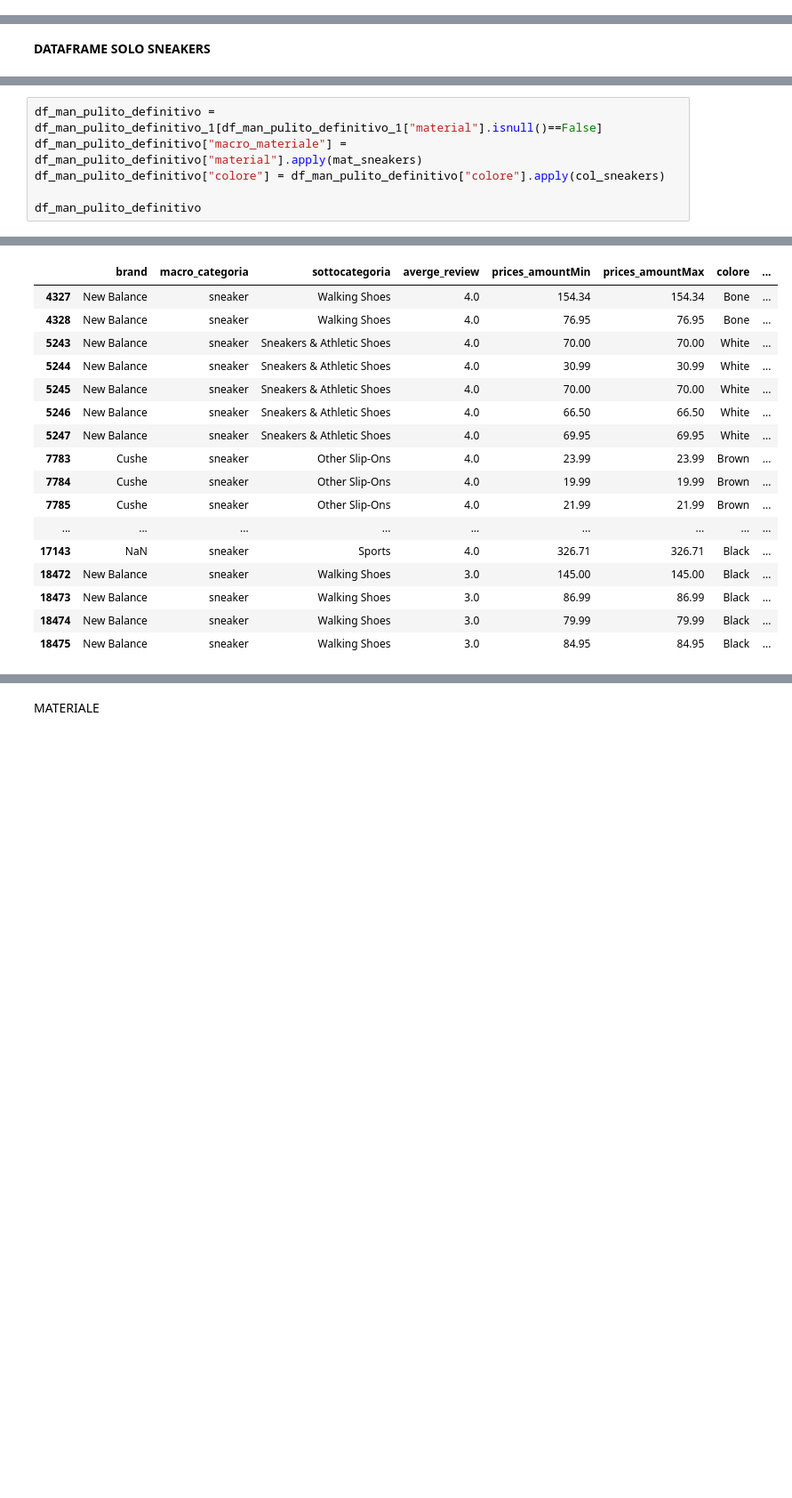
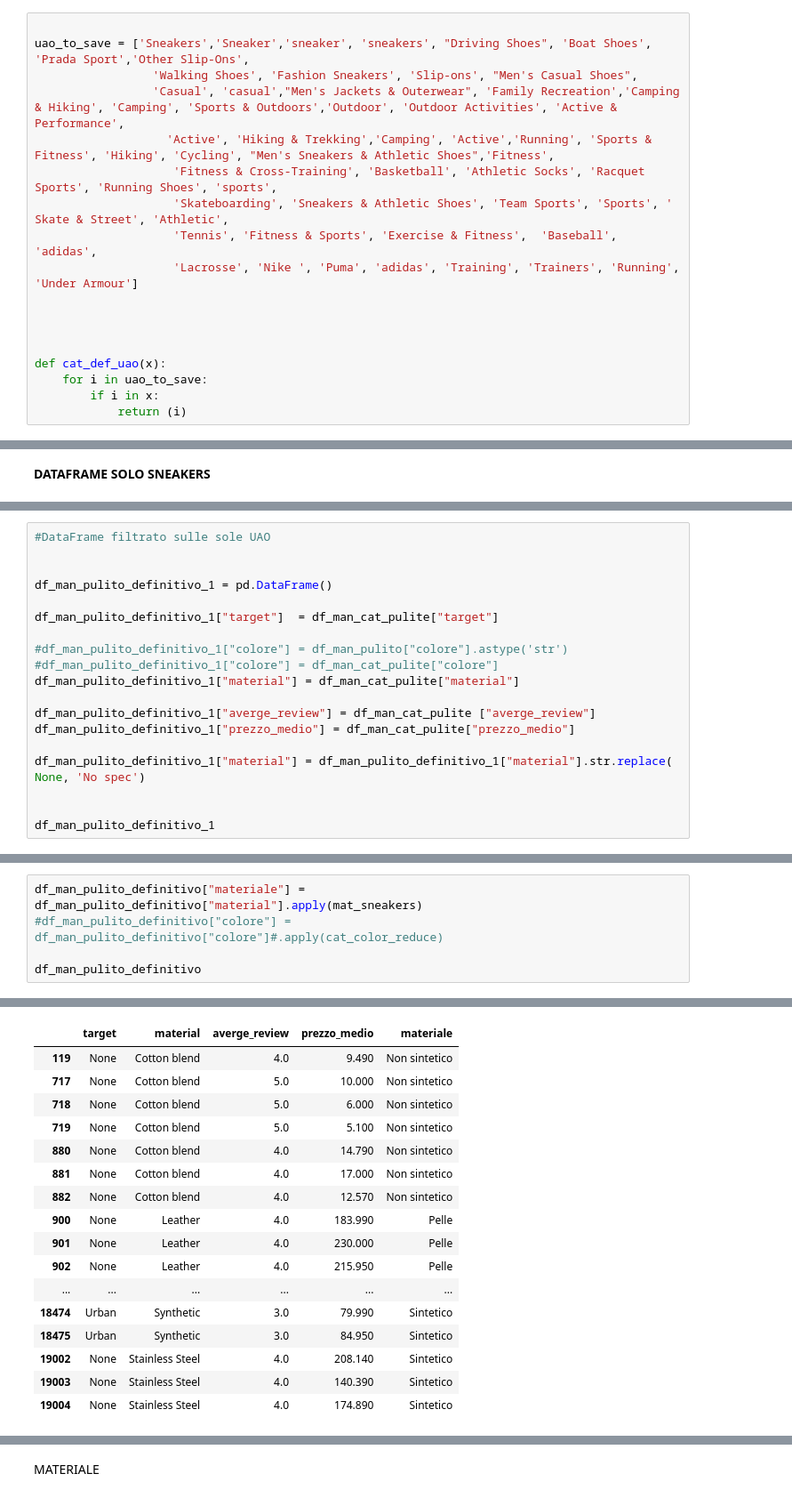
Before and after one commit to danidemi/corso-ifoa-machine-learning, a Jupyter notebook: project-work/Project_Work_teamB/Dati/Dataset_Man_Shoes_ridotto_recensioni.ipynb, the cells around one changed output, grey strips where cells are left out. Shown at 89% size. Cells and saved outputs as stored; diff of their text form; blank space fills up the shorter version.

```diff
--- a/project-work/Project_Work_teamB/Dati/Dataset_Man_Shoes_ridotto_recensioni.ipynb
+++ b/project-work/Project_Work_teamB/Dati/Dataset_Man_Shoes_ridotto_recensioni.ipynb
@@ -357,3 +402,21 @@ def cat_def_work(x):
+# %%
+
+uao_to_save = ['Sneakers','Sneaker','sneaker', 'sneakers', "Driving Shoes", 'Boat Shoes', 'Prada Sport','Other Slip-Ons',
+                 'Walking Shoes', 'Fashion Sneakers', 'Slip-ons', "Men's Casual Shoes",
+                 'Casual', 'casual',"Men's Jackets & Outerwear", 'Family Recreation','Camping & Hiking', 'Camping', 'Sports & Outdoors','Outdoor', 'Outdoor Activities', 'Active & Performance',
+                   'Active', 'Hiking & Trekking','Camping', 'Active','Running', 'Sports & Fitness', 'Hiking', 'Cycling', "Men's Sneakers & Athletic Shoes",'Fitness',
+                    'Fitness & Cross-Training', 'Basketball', 'Athletic Socks', 'Racquet Sports', 'Running Shoes', 'sports',
+                    'Skateboarding', 'Sneakers & Athletic Shoes', 'Team Sports', 'Sports', ' Skate & Street', 'Athletic',
+                    'Tennis', 'Fitness & Sports', 'Exercise & Fitness',  'Baseball', 'adidas',
+                    'Lacrosse', 'Nike ', 'Puma', 'adidas', 'Training', 'Trainers', 'Running', 'Under Armour']
+
+
+
+
+def cat_def_uao(x):
+    for i in uao_to_save:
+        if i in x:
+            return (i)
 # %% [markdown]
 Cleaning series Color
 # %%
@@ -683,0 +782,19 @@ See the caveats in the documentation: https://pandas.pydata.org/pandas-docs/stab
+# %%
+#DataFrame filtrato sulle sole UAO
+
+
+df_man_pulito_definitivo_1 = pd.DataFrame()
+
+df_man_pulito_definitivo_1["target"]  = df_man_cat_pulite["target"]
+
+#df_man_pulito_definitivo_1["colore"] = df_man_pulito["colore"].astype('str')
+#df_man_pulito_definitivo_1["colore"] = df_man_cat_pulite["colore"]
+df_man_pulito_definitivo_1["material"] = df_man_cat_pulite["material"]
+
+df_man_pulito_definitivo_1["averge_review"] = df_man_cat_pulite ["averge_review"]
+df_man_pulito_definitivo_1["prezzo_medio"] = df_man_cat_pulite["prezzo_medio"]
+
+df_man_pulito_definitivo_1["material"] = df_man_pulito_definitivo_1["material"].str.replace( None, 'No spec')
+
+
+df_man_pulito_definitivo_1
@@ -722,7 +830,6 @@ Name: sottocategoria, dtype: int64
 # %%
-df_man_pulito_definitivo = df_man_pulito_definitivo_1[df_man_pulito_definitivo_1["material"].isnull()==False]
-df_man_pulito_definitivo["macro_materiale"] = df_man_pulito_definitivo["material"].apply(mat_sneakers)
-df_man_pulito_definitivo["colore"] = df_man_pulito_definitivo["colore"].apply(col_sneakers)
+df_man_pulito_definitivo["materiale"] = df_man_pulito_definitivo["material"].apply(mat_sneakers)
+#df_man_pulito_definitivo["colore"] = df_man_pulito_definitivo["colore"]#.apply(cat_color_reduce)
 
 df_man_pulito_definitivo
 # %% [output]
@@ -739,20 +841,20 @@ See the caveats in the documentation: https://pandas.pydata.org/pandas-docs/stab
-|  | brand | macro_categoria | sottocategoria | averge_review | prices_amountMin | prices_amountMax | colore | ... |
-| 4327 | New Balance | sneaker | Walking Shoes | 4.0 | 154.34 | 154.34 | Bone | ... |
-| 4328 | New Balance | sneaker | Walking Shoes | 4.0 | 76.95 | 76.95 | Bone | ... |
-| 5243 | New Balance | sneaker | Sneakers & Athletic Shoes | 4.0 | 70.00 | 70.00 | White | ... |
-| 5244 | New Balance | sneaker | Sneakers & Athletic Shoes | 4.0 | 30.99 | 30.99 | White | ... |
-| 5245 | New Balance | sneaker | Sneakers & Athletic Shoes | 4.0 | 70.00 | 70.00 | White | ... |
-| 5246 | New Balance | sneaker | Sneakers & Athletic Shoes | 4.0 | 66.50 | 66.50 | White | ... |
-| 5247 | New Balance | sneaker | Sneakers & Athletic Shoes | 4.0 | 69.95 | 69.95 | White | ... |
-| 7783 | Cushe | sneaker | Other Slip-Ons | 4.0 | 23.99 | 23.99 | Brown | ... |
-| 7784 | Cushe | sneaker | Other Slip-Ons | 4.0 | 19.99 | 19.99 | Brown | ... |
-| 7785 | Cushe | sneaker | Other Slip-Ons | 4.0 | 21.99 | 21.99 | Brown | ... |
-| ... | ... | ... | ... | ... | ... | ... | ... | ... |
-| 17143 | NaN | sneaker | Sports | 4.0 | 326.71 | 326.71 | Black | ... |
-| 18472 | New Balance | sneaker | Walking Shoes | 3.0 | 145.00 | 145.00 | Black | ... |
-| 18473 | New Balance | sneaker | Walking Shoes | 3.0 | 86.99 | 86.99 | Black | ... |
-| 18474 | New Balance | sneaker | Walking Shoes | 3.0 | 79.99 | 79.99 | Black | ... |
-| 18475 | New Balance | sneaker | Walking Shoes | 3.0 | 84.95 | 84.95 | Black | ... |
+|  | target | material | averge_review | prezzo_medio | materiale |
+| 119 | None | Cotton blend | 4.0 | 9.490 | Non sintetico |
+| 717 | None | Cotton blend | 5.0 | 10.000 | Non sintetico |
+| 718 | None | Cotton blend | 5.0 | 6.000 | Non sintetico |
+| 719 | None | Cotton blend | 5.0 | 5.100 | Non sintetico |
+| 880 | None | Cotton blend | 4.0 | 14.790 | Non sintetico |
+| 881 | None | Cotton blend | 4.0 | 17.000 | Non sintetico |
+| 882 | None | Cotton blend | 4.0 | 12.570 | Non sintetico |
+| 900 | None | Leather | 4.0 | 183.990 | Pelle |
+| 901 | None | Leather | 4.0 | 230.000 | Pelle |
+| 902 | None | Leather | 4.0 | 215.950 | Pelle |
+| ... | ... | ... | ... | ... | ... |
+| 18474 | Urban | Synthetic | 3.0 | 79.990 | Sintetico |
+| 18475 | Urban | Synthetic | 3.0 | 84.950 | Sintetico |
+| 19002 | None | Stainless Steel | 4.0 | 208.140 | Sintetico |
+| 19003 | None | Stainless Steel | 4.0 | 140.390 | Sintetico |
+| 19004 | None | Stainless Steel | 4.0 | 174.890 | Sintetico |
 # %%
 df_man_pulito_definitivo.info()
 # %% [output]
```
Also changed, not shown: parts of 72 cells of this notebook, 3 other files.
